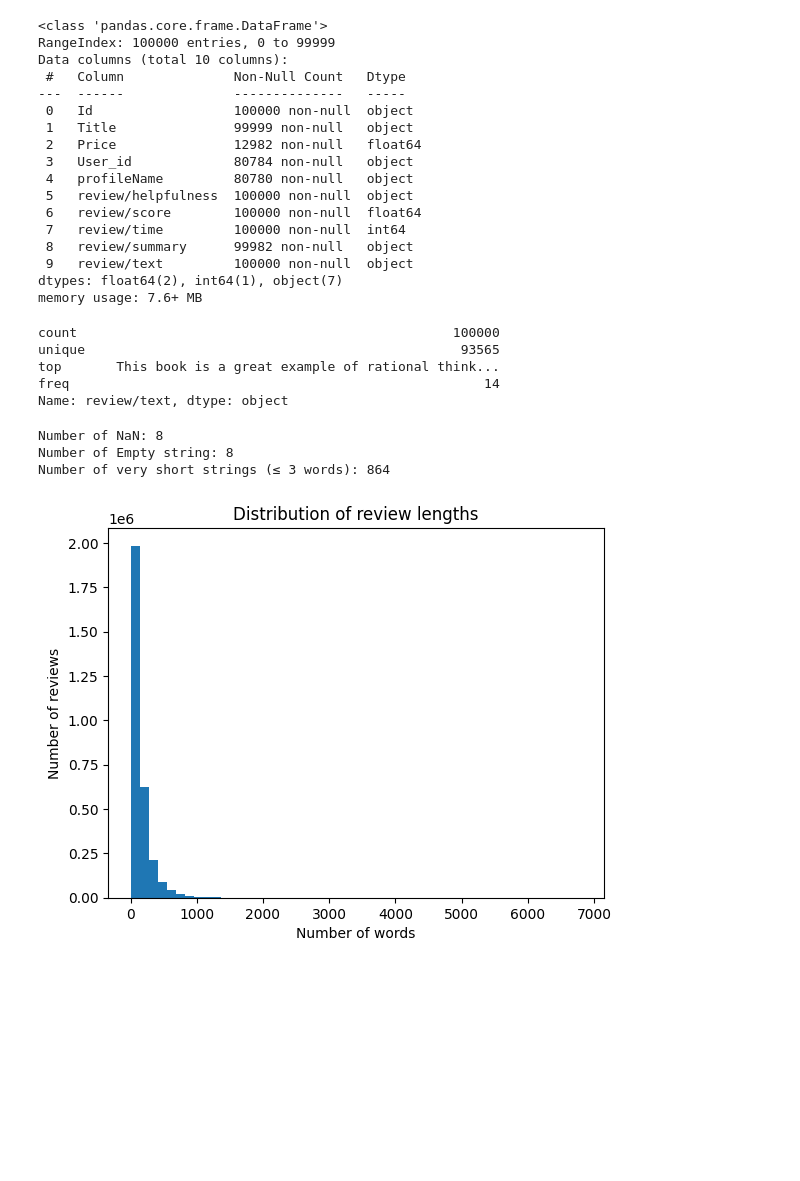
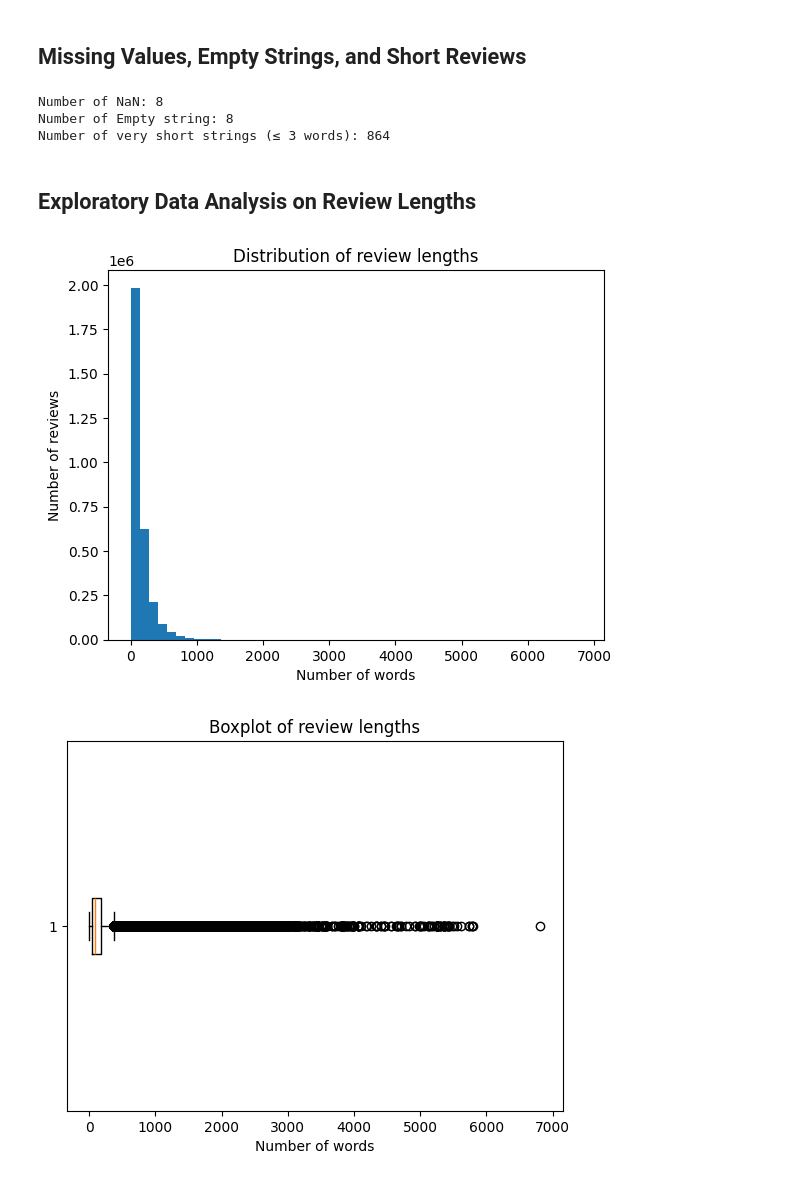
Before and after one commit to hmente/finding-similar-items, a Jupyter notebook: FindingSimilarItems.ipynb, the cells around one changed output. Saved outputs shown, nothing was run; the diff lists cells and outputs as text; code cells hidden in the pictures; blank space fills up the shorter version.

```diff
--- a/FindingSimilarItems.ipynb
+++ b/FindingSimilarItems.ipynb
@@ -9,8 +14,19 @@ os.environ['KAGGLE_KEY'] = os.getenv("KAGGLE_KEY")
 # %%
-import pandas as pd
+kaggle_dir = os.path.expanduser("~/.kaggle")
+os.makedirs(kaggle_dir, exist_ok=True)
 
-DATA_PATH = "./data/Books_rating.csv"
+if not os.path.exists(os.path.join(kaggle_dir, "kaggle.json")):
+    print("Please upload your kaggle.json manually or place it in ~/.kaggle")
 
-df = pd.read_csv(DATA_PATH)
+os.chmod(os.path.join(kaggle_dir, "kaggle.json"), 0o600)
+
+!kaggle datasets download -d mohamedbakhet/amazon-books-reviews
+
+with zipfile.ZipFile("amazon-books-reviews.zip", "r") as zip_ref:
+    zip_ref.extractall("data")  # output folder = ./data
+
+csv_path = os.path.join("data", "Books_rating.csv")
+df = pd.read_csv(csv_path)
+
 df.head()
 # %% [output]
@@ -20,36 +39,8 @@ df.head()
 | 2 | 0826414346 | Dr. Seuss: American Icon | NaN | A3UH4UZ4RSVO82 | John Granger | 10/11 | 5.0 | 1078790400 | ... |
 | 3 | 0826414346 | Dr. Seuss: American Icon | NaN | A2MVUWT453QH61 | Roy E. Perry "amateur philosopher" | 7/7 | 4.0 | 1090713600 | ... |
 | 4 | 0826414346 | Dr. Seuss: American Icon | NaN | A22X4XUPKF66MR | D. H. Richards "ninthwavestore" | 3/3 | 4.0 | 1107993600 | ... |
-# %%
-df_analysis = pd.read_csv("./data/Books_rating.csv", nrows=100000)
-
-df_analysis.info()
-# %% [output]
-<class 'pandas.core.frame.DataFrame'>
-RangeIndex: 100000 entries, 0 to 99999
-Data columns (total 10 columns):
- #   Column              Non-Null Count   Dtype
----  ------              --------------   -----
- 0   Id                  100000 non-null  object
- 1   Title               99999 non-null   object
- 2   Price               12982 non-null   float64
- 3   User_id             80784 non-null   object
- 4   profileName         80780 non-null   object
- 5   review/helpfulness  100000 non-null  object
- 6   review/score        100000 non-null  float64
- 7   review/time         100000 non-null  int64
- 8   review/summary      99982 non-null   object
- 9   review/text         100000 non-null  object
-dtypes: float64(2), int64(1), object(7)
-memory usage: 7.6+ MB
-# %%
-df_analysis["review/text"].describe()
-# %% [output]
-count                                                100000
-unique                                                93565
-top       This book is a great example of rational think...
-freq                                                     14
-Name: review/text, dtype: object
+# %% [markdown]
+## Missing Values, Empty Strings, and Short Reviews
 # %%
 missing_count = df["review/text"].isna().sum()
 empty_strings = (df["review/text"].fillna("").str.strip() == "").sum()
@@ -62,18 +53,43 @@ print(f"Number of very short strings (≤ 3 words): {short_reviews}")
 Number of NaN: 8
 Number of Empty string: 8
 Number of very short strings (≤ 3 words): 864
+# %% [markdown]
+## Exploratory Data Analysis on Review Lengths
 # %%
-import matplotlib.pyplot as plt
+def word_count(text):
+    return len(str(text).split())
 
-review_lengths = df["review/text"].dropna().apply(lambda x: len(str(x).split()))
+review_lengths = df["review/text"].dropna().apply(word_count)
 
 plt.hist(review_lengths, bins=50)
 plt.xlabel("Number of words")
 plt.ylabel("Number of reviews")
 plt.title("Distribution of review lengths")
 
 plt.savefig("distribution_of_review_lengths.png", dpi=300, bbox_inches='tight')  # PNG
 
 plt.show()
+
+plt.boxplot(review_lengths, vert=False)
+plt.xlabel("Number of words")
+plt.title("Boxplot of review lengths")
+plt.savefig("box_plot_of_review_lengths.png", dpi=300, bbox_inches='tight')  # PNG
+plt.show()
+
+sorted_lengths = np.sort(review_lengths)
+cumulative = np.arange(1, len(sorted_lengths) + 1) / len(sorted_lengths)
+plt.plot(sorted_lengths, cumulative)
+plt.axhline(0.8, color='r', linestyle='--', label='80% threshold')
+plt.xlim(0, 500)  # sadece ilk 500 kelimeye kadar göster
+plt.xlabel("Number of words")
+plt.ylabel("Cumulative proportion")
+plt.title("Cumulative Distribution of Review Lengths (truncated at 500 words)")
+plt.legend()
+
+plt.grid(True)
+plt.tight_layout()
+plt.savefig("cumulative_review_length_500.png", dpi=300)
+plt.show()
 # %% [output]
 [figure]
+[figure, added]
```
Also changed, not shown: parts of 18 cells of this notebook.
